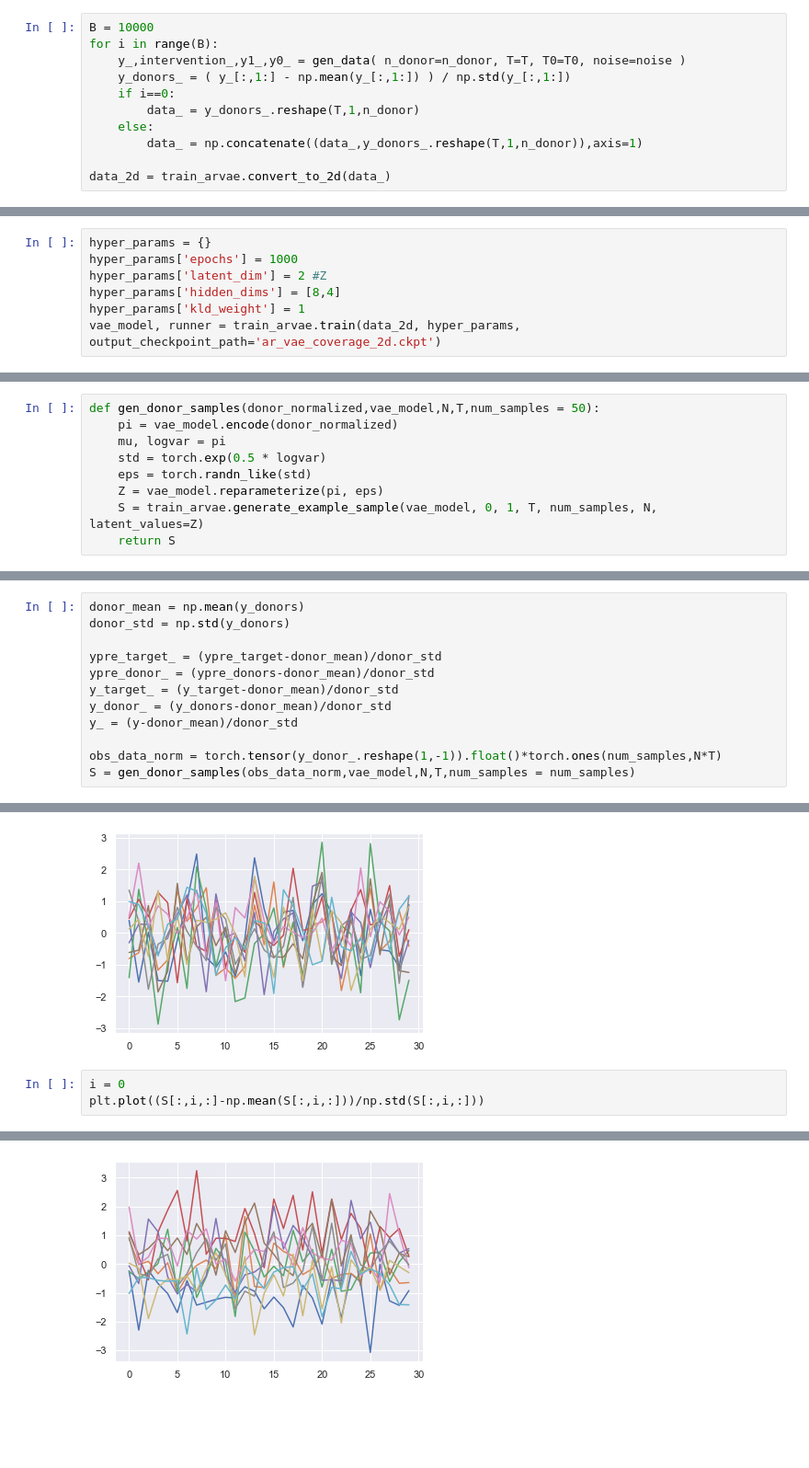
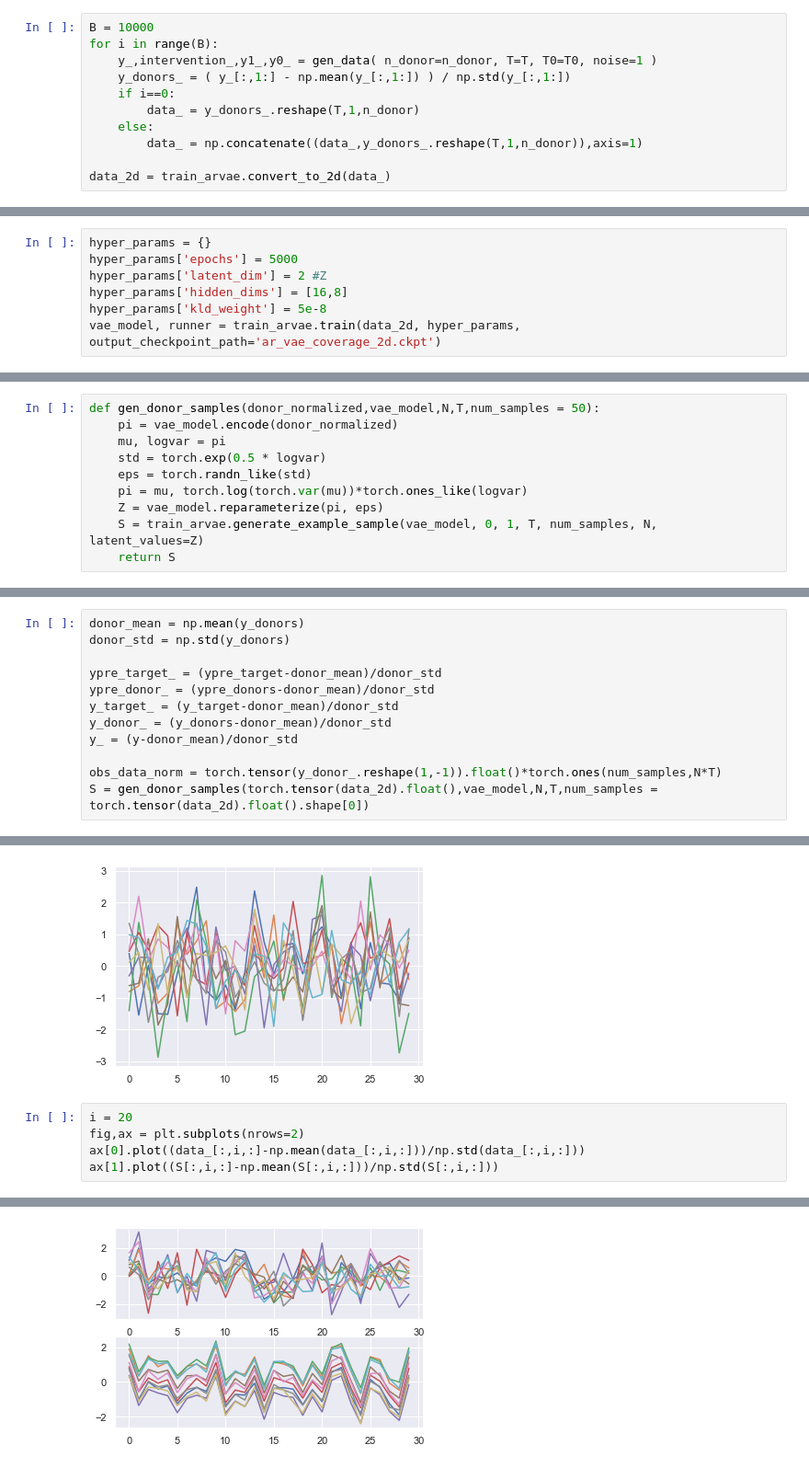
Before and after one commit to harsh-parikh/credence-to-causal-estimation, a Jupyter notebook: notebooks/coverage.ipynb, the cells around one changed output, grey strips where cells are left out. Shown at 92% size. Cells and saved outputs as stored; diff of their text form; blank space fills up the shorter version.

```diff
--- a/notebooks/coverage.ipynb
+++ b/notebooks/coverage.ipynb
@@ -77,7 +77,7 @@ print(((np.mean(effect[:T0]),np.mean(effect[T0:]))))
 # %%
 B = 10000
 for i in range(B):
-    y_,intervention_,y1_,y0_ = gen_data( n_donor=n_donor, T=T, T0=T0, noise=noise )
+    y_,intervention_,y1_,y0_ = gen_data( n_donor=n_donor, T=T, T0=T0, noise=1 )
     y_donors_ = ( y_[:,1:] - np.mean(y_[:,1:]) ) / np.std(y_[:,1:])
     if i==0:
         data_ = y_donors_.reshape(T,1,n_donor)
@@ -96,10 +96,10 @@ Mean of raw data: 0.000
 Std. dev of raw data: 1.000
 # %%
 hyper_params = {}
-hyper_params['epochs'] = 1000
+hyper_params['epochs'] = 5000
 hyper_params['latent_dim'] = 2 #Z
-hyper_params['hidden_dims'] = [8,4]
-hyper_params['kld_weight'] = 1
+hyper_params['hidden_dims'] = [16,8]
+hyper_params['kld_weight'] = 5e-8
 vae_model, runner = train_arvae.train(data_2d, hyper_params, output_checkpoint_path='ar_vae_coverage_2d.ckpt')
 # %% [output]
 GPU available: False, used: False
@@ -164,6 +164,7 @@ def gen_donor_samples(donor_normalized,vae_model,N,T,num_samples = 50):
     mu, logvar = pi
     std = torch.exp(0.5 * logvar)
     eps = torch.randn_like(std)
+    pi = mu, torch.log(torch.var(mu))*torch.ones_like(logvar)
     Z = vae_model.reparameterize(pi, eps)
     S = train_arvae.generate_example_sample(vae_model, 0, 1, T, num_samples, N, latent_values=Z)
     return S
@@ -259,4 +260,4 @@ y_donor_ = (y_donors-donor_mean)/donor_std
 y_ = (y-donor_mean)/donor_std
 
 obs_data_norm = torch.tensor(y_donor_.reshape(1,-1)).float()*torch.ones(num_samples,N*T)
-S = gen_donor_samples(obs_data_norm,vae_model,N,T,num_samples = num_samples)
+S = gen_donor_samples(torch.tensor(data_2d).float(),vae_model,N,T,num_samples = torch.tensor(data_2d).float().shape[0])
@@ -275,20 +280,22 @@ plt.plot(y_donor_)
  <matplotlib.lines.Line2D at 0x...>]
 [figure]
 # %%
-i = 0
-plt.plot((S[:,i,:]-np.mean(S[:,i,:]))/np.std(S[:,i,:]))
+i = 20
+fig,ax = plt.subplots(nrows=2)
+ax[0].plot((data_[:,i,:]-np.mean(data_[:,i,:]))/np.std(data_[:,i,:]))
+ax[1].plot((S[:,i,:]-np.mean(S[:,i,:]))/np.std(S[:,i,:]))
 # %% [output]
 [<matplotlib.lines.Line2D at 0x...>,
  <matplotlib.lines.Line2D at 0x...>,
  <matplotlib.lines.Line2D at 0x...>,
  <matplotlib.lines.Line2D at 0x...>,
  <matplotlib.lines.Line2D at 0x...>,
  <matplotlib.lines.Line2D at 0x...>,
  <matplotlib.lines.Line2D at 0x...>,
  <matplotlib.lines.Line2D at 0x...>,
  <matplotlib.lines.Line2D at 0x...>,
  <matplotlib.lines.Line2D at 0x...>]
-[figure, old version]
+[figure, new version]
 # %%
 effect_df_post
 # %% [output]
```
Also changed, not shown: parts of 11 cells of this notebook, 3 other files.
